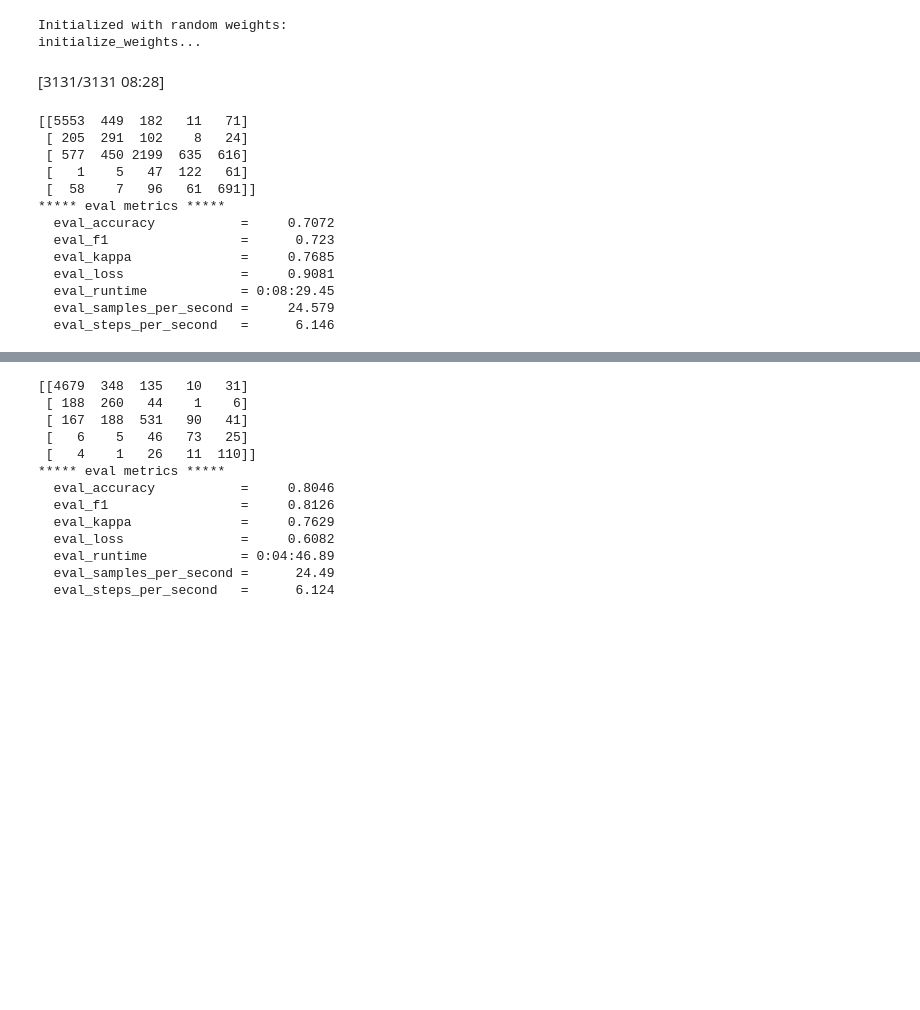
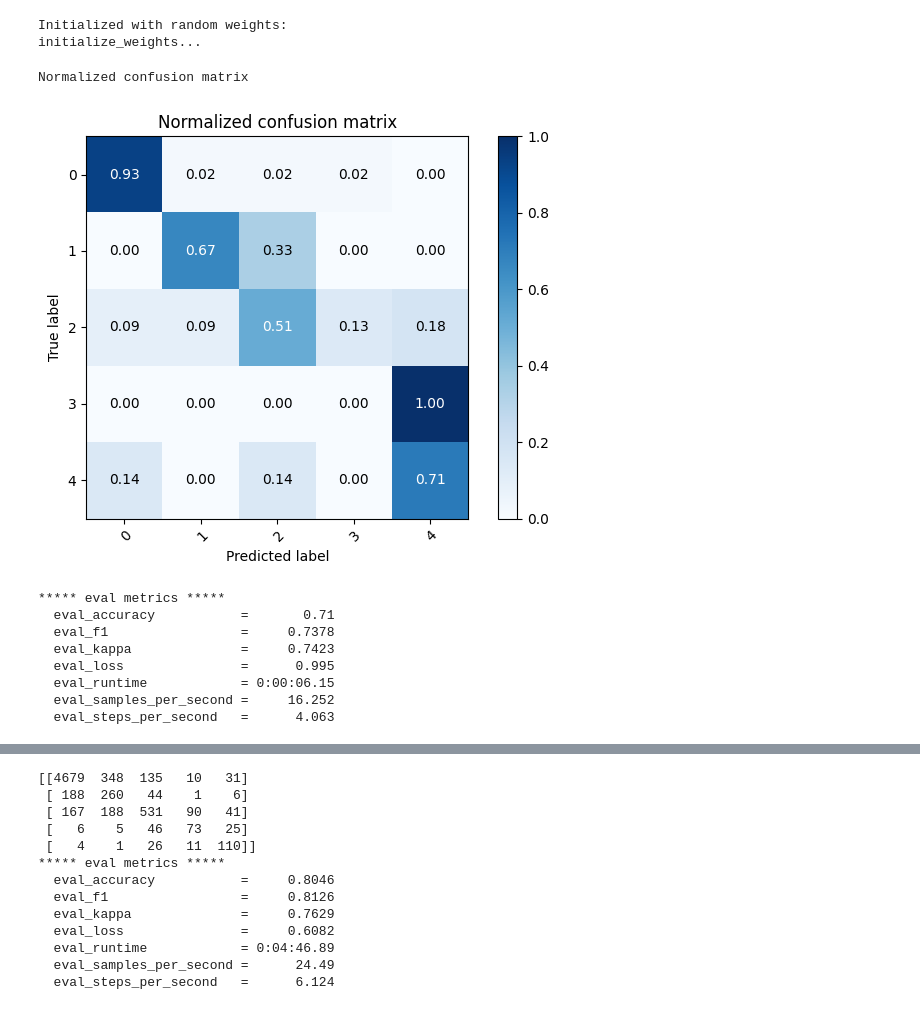
Before and after one commit to katerina2901/Diabetic-retinopathy-classification, a Jupyter notebook: notebooks/Validation test.ipynb, the cells around one changed output, grey strips where cells are left out. Cells and saved outputs as stored; diff of their text form; code cells hidden in the pictures; blank space fills up the shorter version.

```diff
--- a/notebooks/Validation test.ipynb
+++ b/notebooks/Validation test.ipynb
@@ -57,7 +61,7 @@ from datasets import Dataset
 from transformers import AutoImageProcessor
 from data_utils import CenterCrop
 
-model_name_or_path = "./saved_models/MedViT512_tr35_stage4(2)_Spot2HTrvlAug_fastvitprepr_lr2e5"
+model_name_or_path = "../saved_models/MedViT512_tr35_stage6(3)_CCropSpot2HTrivAug_fastvitprepr_lr1e5"
 
 image_processor = AutoImageProcessor.from_pretrained(model_name_or_path)
 image_processor.size['height'] = 512
@@ -206,7 +269,7 @@ class MedViTClassification(PreTrainedModel):
           print('Initialized with pretrained weights:')
           self.model = MedViT_large(use_checkpoint = config.use_checkpoint)
           # self.state_dict = torch.load(config.pretrained_cfg, weights_only=True) #, weights_only=True
-          self.model.load_state_dict(torch.load(config.pretrained_cfg, weights_only=True)['model'])
+        #   self.model.load_state_dict(torch.load(config.pretrained_cfg, weights_only=True)['model'])
           # self.model.load_state_dict(torch.load('MedViT_large_im1k.pth'))
           self.model.proj_head = nn.Linear(1024, 5)
 
@@ -217,7 +280,7 @@ class MedViTClassification(PreTrainedModel):
             return {"loss": loss, "logits": logits}
         return {"logits": logits}
 
-model = MedViTClassification.from_pretrained("./saved_models/MedViT512_tr35_stage5(2)_Spot2HTrvlAug_fastvitprepr_lr1e5")
+model = MedViTClassification.from_pretrained(f'../saved_models/{pretrained_model_name}')
 # %% [output]
 Initialized with random weights:
 initialize_weights...
@@ -269,18 +330,14 @@ test_ds = prepared_ds_test.select(inv_sample_ids)
 # %%
-metrics = trainer.evaluate(prepared_ds_test)
+metrics = trainer.evaluate(val_ds)
 trainer.log_metrics("eval", metrics)
 # %% [output]
-[3131/3131 08:28]
-[[5553  449  182   11   71]
- [ 205  291  102    8   24]
- [ 577  450 2199  635  616]
- [   1    5   47  122   61]
- [  58    7   96   61  691]]
-***** eval metrics *****
-  eval_accuracy           =     0.7072
-  eval_f1                 =      0.723
-  eval_kappa              =     0.7685
-  eval_loss               =     0.9081
-  eval_runtime            = 0:08:29.45
-  eval_samples_per_second =     24.579
-  eval_steps_per_second   =      6.146
+Normalized confusion matrix
+[figure, added]
+***** eval metrics *****
+  eval_accuracy           =       0.71
+  eval_f1                 =     0.7378
+  eval_kappa              =     0.7423
+  eval_loss               =      0.995
+  eval_runtime            = 0:00:06.15
+  eval_samples_per_second =     16.252
+  eval_steps_per_second   =      4.063
```
Also changed, not shown: parts of 9 cells of this notebook, 3 other files.
